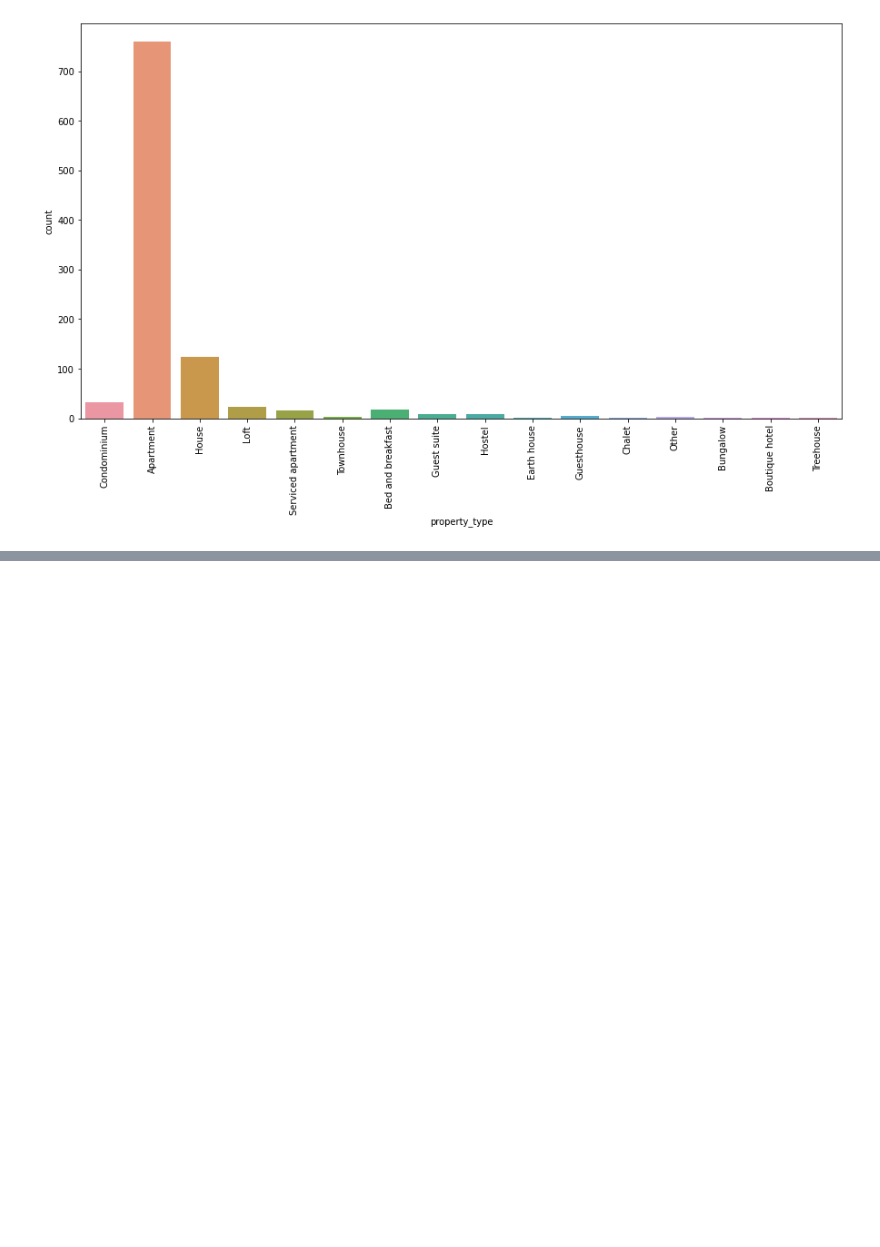
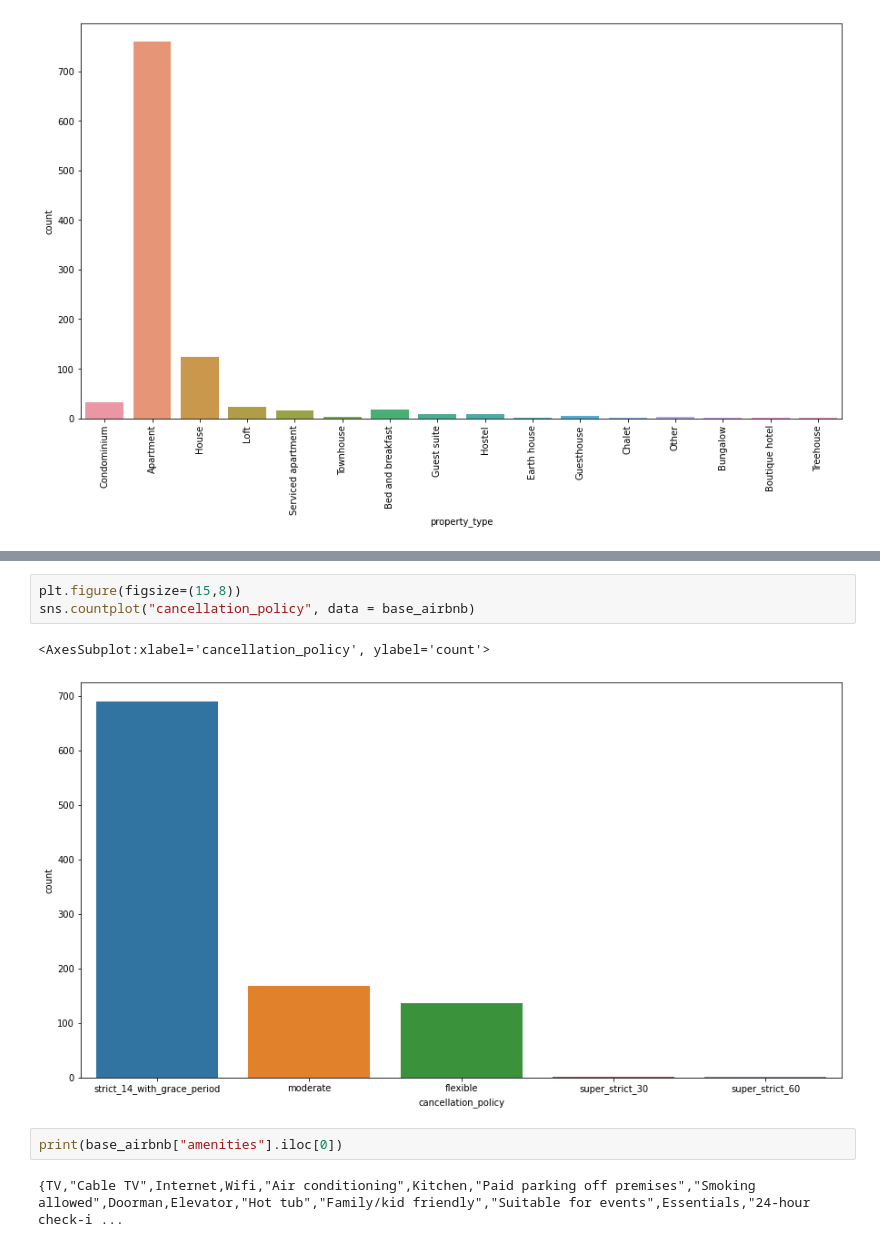
Before and after one commit to diegoSilva93/Data_Science_aplicado_para_o_mercado, a Jupyter notebook: Data_Science_Aplicação__mercado_trabalho.ipynb, the cells around one changed output, grey strips where cells are left out. Cells and saved outputs as stored; diff of their text form; blank space fills up the shorter version.

```diff
--- a/Data_Science_Aplicação__mercado_trabalho.ipynb
+++ b/Data_Science_Aplicação__mercado_trabalho.ipynb
@@ -403,0 +441,10 @@ grafico.tick_params(axis = "x", rotation = 90)
+# %%
+plt.figure(figsize=(15,8))
+sns.countplot("cancellation_policy", data = base_airbnb)
+# %% [output]
+<AxesSubplot:xlabel='cancellation_policy', ylabel='count'>
+[figure, added]
+# %%
+print(base_airbnb["amenities"].iloc[0])
+# %% [output]
+{TV,"Cable TV",Internet,Wifi,"Air conditioning",Kitchen,"Paid parking off premises","Smoking allowed",Doorman,Elevator,"Hot tub","Family/kid friendly","Suitable for events",Essentials,"24-hour check-i ...
```
Also changed, not shown: parts of 14 cells of this notebook.
